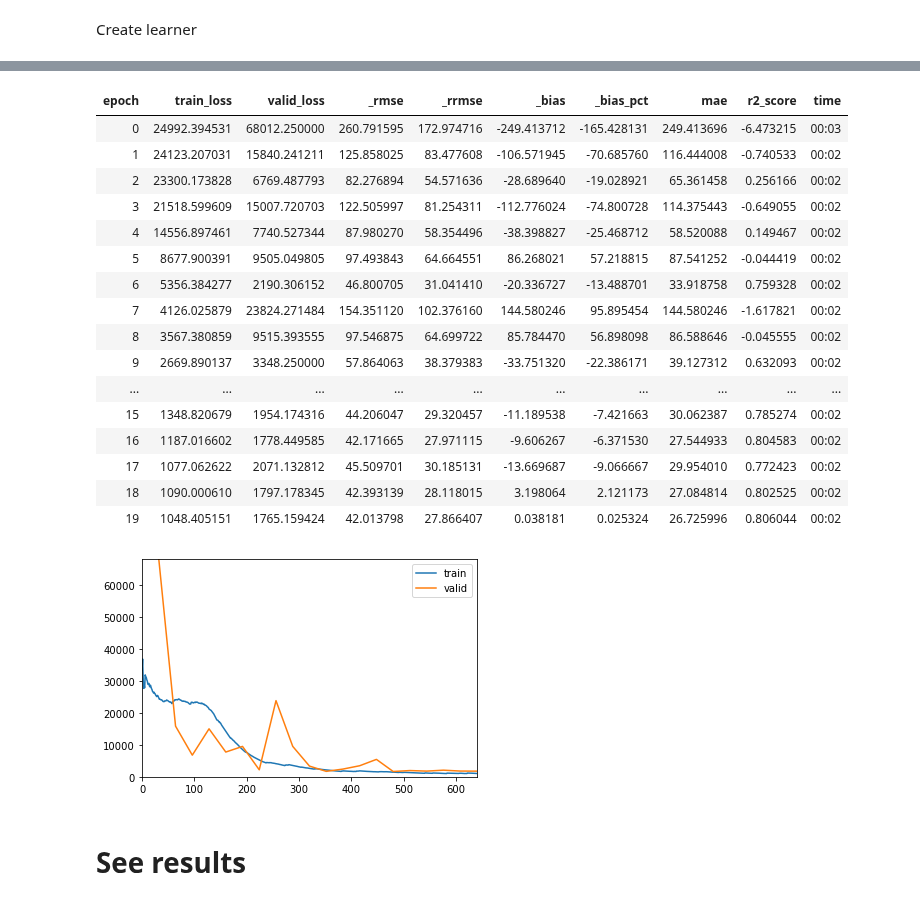
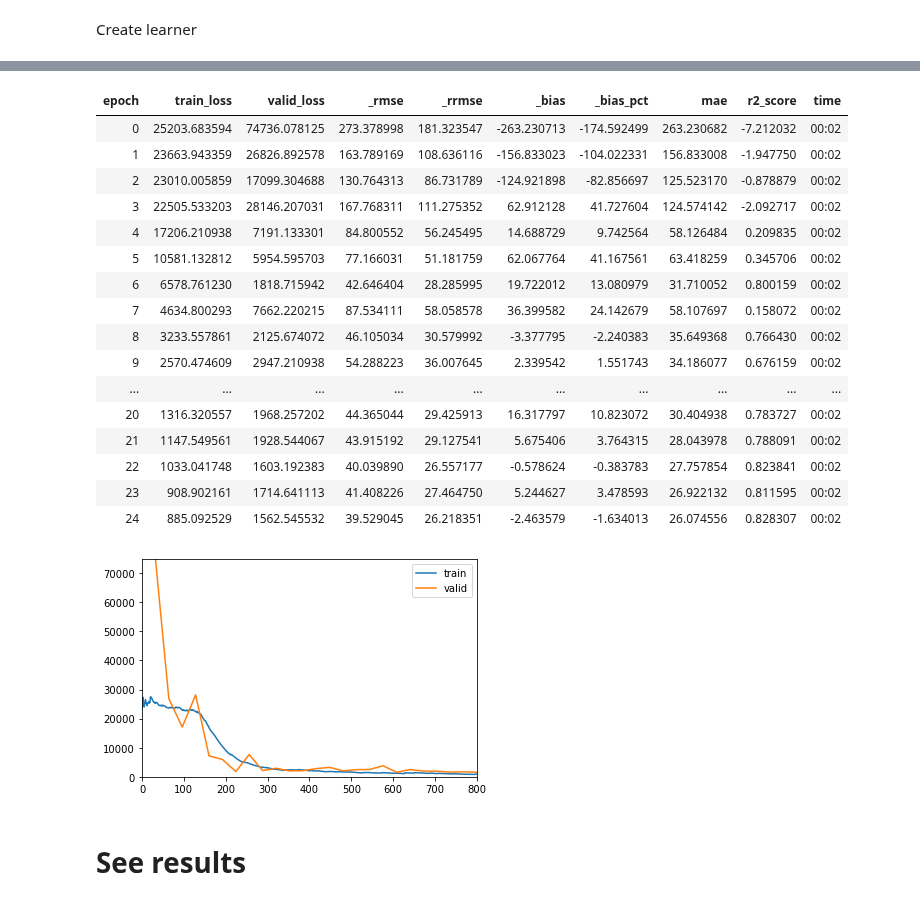
Before and after one commit to mayrajeo/enveco, a Jupyter notebook: examples/2D-CNNs.ipynb, the cells around one changed output, grey strips where cells are left out. Drawn from its saved outputs; the diff is of its cells as text; code cells hidden in the pictures.

```diff
--- a/examples/2D-CNNs.ipynb
+++ b/examples/2D-CNNs.ipynb
@@ -55,12 +55,13 @@ class VoxelTo2D(Transform):
     def decodes(self, o:TensorImage):
          return o[:,None]
 # %%
+target='v'
 dls = VoxelDataLoaders.from_df(df, path=basedir, folder='AV_las/',
                                bin_voxels=True,
                                bottom_voxels=False,
                                mask_plot=False,
                                y_block=RegressionBlock(),
-                               label_col='v', fn_col='sampleplotid', bs=32,
+                               label_col=target, fn_col='sampleplotid', bs=32,
                                batch_tfms=[DihedralItem, VoxelTo2D],
                                valid_col='is_val')
 # %%
@@ -118,24 +119,24 @@ SuggestedLRs(lr_min=0.002290867641568184, lr_steep=2.2908675418875646e-06)
 # %%
-learn.fit_one_cycle(20, lr_max=1e-3, cbs=ShowGraphCallback())
+learn.fit_one_cycle(25, lr_max=1e-3, cbs=ShowGraphCallback())
 # %% [output]
 | epoch | train_loss | valid_loss | _rmse | _rrmse | _bias | _bias_pct | mae | r2_score | time |
-| 0 | 24992.394531 | 68012.250000 | 260.791595 | 172.974716 | -249.413712 | -165.428131 | 249.413696 | -6.473215 | 00:03 |
-| 1 | 24123.207031 | 15840.241211 | 125.858025 | 83.477608 | -106.571945 | -70.685760 | 116.444008 | -0.740533 | 00:02 |
-| 2 | 23300.173828 | 6769.487793 | 82.276894 | 54.571636 | -28.689640 | -19.028921 | 65.361458 | 0.256166 | 00:02 |
-| 3 | 21518.599609 | 15007.720703 | 122.505997 | 81.254311 | -112.776024 | -74.800728 | 114.375443 | -0.649055 | 00:02 |
-| 4 | 14556.897461 | 7740.527344 | 87.980270 | 58.354496 | -38.398827 | -25.468712 | 58.520088 | 0.149467 | 00:02 |
-| 5 | 8677.900391 | 9505.049805 | 97.493843 | 64.664551 | 86.268021 | 57.218815 | 87.541252 | -0.044419 | 00:02 |
-| 6 | 5356.384277 | 2190.306152 | 46.800705 | 31.041410 | -20.336727 | -13.488701 | 33.918758 | 0.759328 | 00:02 |
-| 7 | 4126.025879 | 23824.271484 | 154.351120 | 102.376160 | 144.580246 | 95.895454 | 144.580246 | -1.617821 | 00:02 |
-| 8 | 3567.380859 | 9515.393555 | 97.546875 | 64.699722 | 85.784470 | 56.898098 | 86.588646 | -0.045555 | 00:02 |
-| 9 | 2669.890137 | 3348.250000 | 57.864063 | 38.379383 | -33.751320 | -22.386171 | 39.127312 | 0.632093 | 00:02 |
+| 0 | 25203.683594 | 74736.078125 | 273.378998 | 181.323547 | -263.230713 | -174.592499 | 263.230682 | -7.212032 | 00:02 |
+| 1 | 23663.943359 | 26826.892578 | 163.789169 | 108.636116 | -156.833023 | -104.022331 | 156.833008 | -1.947750 | 00:02 |
+| 2 | 23010.005859 | 17099.304688 | 130.764313 | 86.731789 | -124.921898 | -82.856697 | 125.523170 | -0.878879 | 00:02 |
+| 3 | 22505.533203 | 28146.207031 | 167.768311 | 111.275352 | 62.912128 | 41.727604 | 124.574142 | -2.092717 | 00:02 |
+| 4 | 17206.210938 | 7191.133301 | 84.800552 | 56.245495 | 14.688729 | 9.742564 | 58.126484 | 0.209835 | 00:02 |
+| 5 | 10581.132812 | 5954.595703 | 77.166031 | 51.181759 | 62.067764 | 41.167561 | 63.418259 | 0.345706 | 00:02 |
+| 6 | 6578.761230 | 1818.715942 | 42.646404 | 28.285995 | 19.722012 | 13.080979 | 31.710052 | 0.800159 | 00:02 |
+| 7 | 4634.800293 | 7662.220215 | 87.534111 | 58.058578 | 36.399582 | 24.142679 | 58.107697 | 0.158072 | 00:02 |
+| 8 | 3233.557861 | 2125.674072 | 46.105034 | 30.579992 | -3.377795 | -2.240383 | 35.649368 | 0.766430 | 00:02 |
+| 9 | 2570.474609 | 2947.210938 | 54.288223 | 36.007645 | 2.339542 | 1.551743 | 34.186077 | 0.676159 | 00:02 |
 | ... | ... | ... | ... | ... | ... | ... | ... | ... | ... |
-| 15 | 1348.820679 | 1954.174316 | 44.206047 | 29.320457 | -11.189538 | -7.421663 | 30.062387 | 0.785274 | 00:02 |
-| 16 | 1187.016602 | 1778.449585 | 42.171665 | 27.971115 | -9.606267 | -6.371530 | 27.544933 | 0.804583 | 00:02 |
-| 17 | 1077.062622 | 2071.132812 | 45.509701 | 30.185131 | -13.669687 | -9.066667 | 29.954010 | 0.772423 | 00:02 |
-| 18 | 1090.000610 | 1797.178345 | 42.393139 | 28.118015 | 3.198064 | 2.121173 | 27.084814 | 0.802525 | 00:02 |
-| 19 | 1048.405151 | 1765.159424 | 42.013798 | 27.866407 | 0.038181 | 0.025324 | 26.725996 | 0.806044 | 00:02 |
+| 20 | 1316.320557 | 1968.257202 | 44.365044 | 29.425913 | 16.317797 | 10.823072 | 30.404938 | 0.783727 | 00:02 |
+| 21 | 1147.549561 | 1928.544067 | 43.915192 | 29.127541 | 5.675406 | 3.764315 | 28.043978 | 0.788091 | 00:02 |
+| 22 | 1033.041748 | 1603.192383 | 40.039890 | 26.557177 | -0.578624 | -0.383783 | 27.757854 | 0.823841 | 00:02 |
+| 23 | 908.902161 | 1714.641113 | 41.408226 | 27.464750 | 5.244627 | 3.478593 | 26.922132 | 0.811595 | 00:02 |
+| 24 | 885.092529 | 1562.545532 | 39.529045 | 26.218351 | -2.463579 | -1.634013 | 26.074556 | 0.828307 | 00:02 |
-[figure, old version]
+[figure, new version]
 # %% [markdown]
 # See results
 # %%
```
Also changed, not shown: parts of 12 cells of this notebook, 6 other files.
